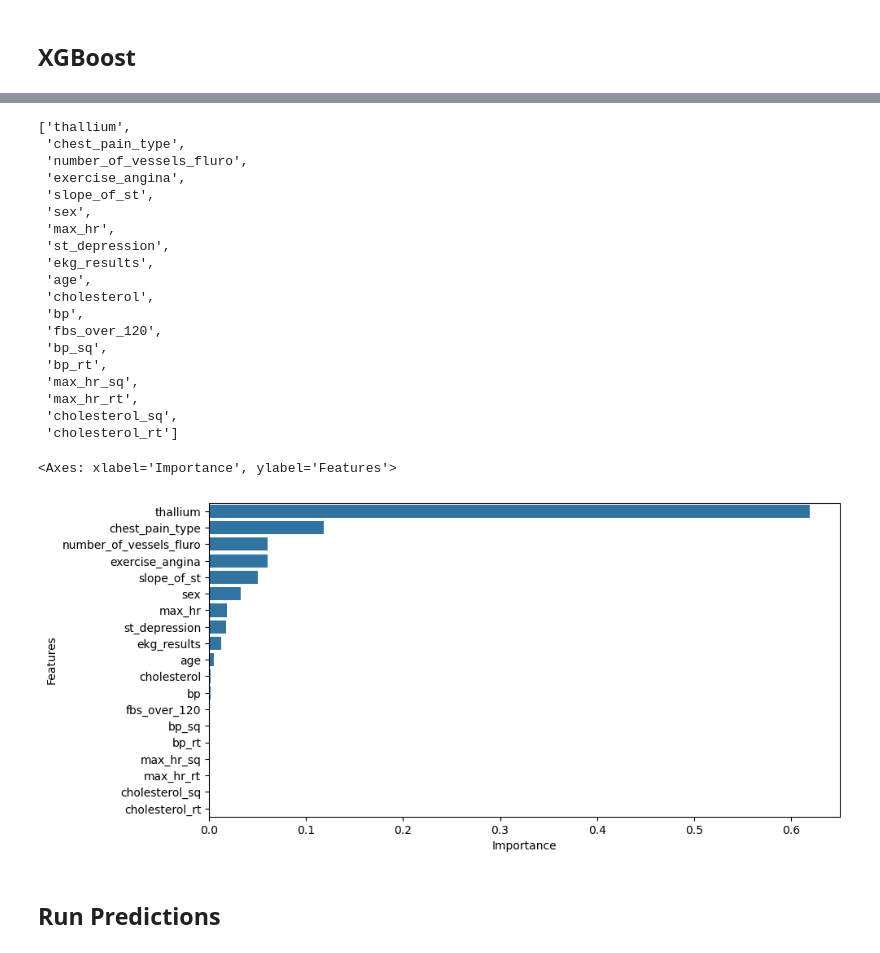
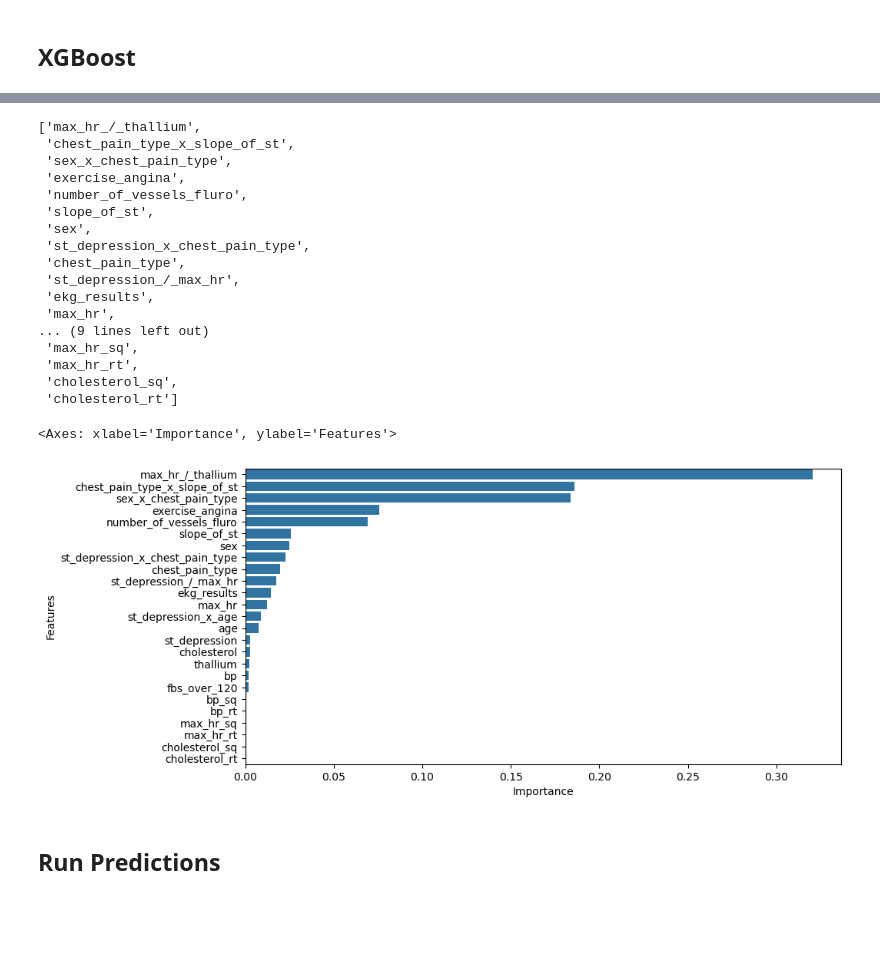
Before and after one commit to mcotton/playground-series-s6e02, a Jupyter notebook: xgboost.ipynb, the cells around one changed output, grey strips where cells are left out. Saved outputs shown, nothing was run; the diff lists cells and outputs as text; code cells hidden in the pictures; blank space fills up the shorter version.

```diff
--- a/xgboost.ipynb
+++ b/xgboost.ipynb
@@ -139,9 +139,9 @@ features = get_features(train_df)
 # %%
 def create_some_new_features(passed_df):
     tmp_df = passed_df.copy()
-    # tmp_df['max_hr_/_thallium'] = tmp_df['max_hr'] / tmp_df['thallium'] + 0.0001
-    # tmp_df['chest_pain_type_x_slope_of_st'] = tmp_df['chest_pain_type'] * tmp_df['slope_of_st']
-    # tmp_df['sex_x_chest_pain_type'] = tmp_df['sex'] * tmp_df['chest_pain_type']
+    tmp_df['max_hr_/_thallium'] = tmp_df['max_hr'] / tmp_df['thallium'] + 0.0001
+    tmp_df['chest_pain_type_x_slope_of_st'] = tmp_df['chest_pain_type'] * tmp_df['slope_of_st']
+    tmp_df['sex_x_chest_pain_type'] = tmp_df['sex'] * tmp_df['chest_pain_type']
 
     tmp_df['bp_sq'] = tmp_df['bp'] ** 2
     tmp_df['bp_rt'] = np.sqrt(tmp_df['bp'])
@@ -152,6 +152,14 @@ def create_some_new_features(passed_df):
     tmp_df['cholesterol_sq'] = tmp_df['cholesterol'] ** 2
     tmp_df['cholesterol_rt'] = np.sqrt(tmp_df['cholesterol'])
 
+    tmp_df['st_depression_x_chest_pain_type'] = tmp_df['st_depression'] * tmp_df['chest_pain_type']
+    # tmp_df['st_depression_x_max_hr'] = tmp_df['st_depression'] * tmp_df['max_hr']
+    tmp_df['st_depression_x_age'] = tmp_df['st_depression'] * tmp_df['age']
+
+    # tmp_df['st_depression_/_chest_pain_type'] = tmp_df['st_depression'] / (tmp_df['chest_pain_type']+ 0.0001)
+    tmp_df['st_depression_/_max_hr'] = tmp_df['st_depression'] / (tmp_df['max_hr']+ 0.0001)
+    # tmp_df['st_depression_/_age'] = tmp_df['st_depression'] / (tmp_df['age']+ 0.0001)
+
     return tmp_df
 # %%
 train_df = create_some_new_features(train_df)
@@ -193,3 +200,0 @@ numerical_features
-# %%
-train_df[categorical_features] = train_df[categorical_features].astype('category')
-test_df[categorical_features] = test_df[categorical_features].astype('category')
@@ -241,7 +226,7 @@ X_tr, X_val, y_tr, y_val = train_test_split(X_train, y_train, test_size=0.2, str
 # %% [markdown]
 ## XGBoost
 # %%
-xgb_model = XGBClassifier(n_estimators=2000, early_stopping_rounds=50, device='cuda', random_state=123, enable_categorical=True)
+xgb_model = XGBClassifier(n_estimators=2000, early_stopping_rounds=50, device='cuda', random_state=123)
 # %%
 xgb = xgb_model.fit(X_tr, y_tr, eval_set=[(X_val, y_val)], verbose=100)
 # %% [output]
@@ -275,32 +260,30 @@ ROC AUC: 0.95675
 # %%
 importance_df = pd.DataFrame({'Features': features, 'Importance': xgb_model.feature_importances_})
 # %%
-importance_df.sort_values(by='Importance', ascending=False)[:20]['Features'].tolist()
+importance_df.sort_values(by='Importance', ascending=False)[:30]['Features'].tolist()
 # %% [output]
-['thallium',
- 'chest_pain_type',
+['max_hr_/_thallium',
+ 'chest_pain_type_x_slope_of_st',
+ 'sex_x_chest_pain_type',
+ 'exercise_angina',
  'number_of_vessels_fluro',
- 'exercise_angina',
  'slope_of_st',
  'sex',
+ 'st_depression_x_chest_pain_type',
+ 'chest_pain_type',
+ 'st_depression_/_max_hr',
+ 'ekg_results',
  'max_hr',
- 'st_depression',
- 'ekg_results',
- 'age',
- 'cholesterol',
- 'bp',
- 'fbs_over_120',
- 'bp_sq',
- 'bp_rt',
+... (9 lines left out)
  'max_hr_sq',
  'max_hr_rt',
  'cholesterol_sq',
  'cholesterol_rt']
 # %%
-sns.barplot(data=importance_df.sort_values(by='Importance', ascending=False)[:25], y='Features', x='Importance')
+sns.barplot(data=importance_df.sort_values(by='Importance', ascending=False)[:30], y='Features', x='Importance')
 # %% [output]
 <Axes: xlabel='Importance', ylabel='Features'>
-[figure, old version]
+[figure, new version]
 # %% [markdown]
 ## Run Predictions
 # %%
```
Also changed, not shown: parts of 11 cells of this notebook, 7 other files.
